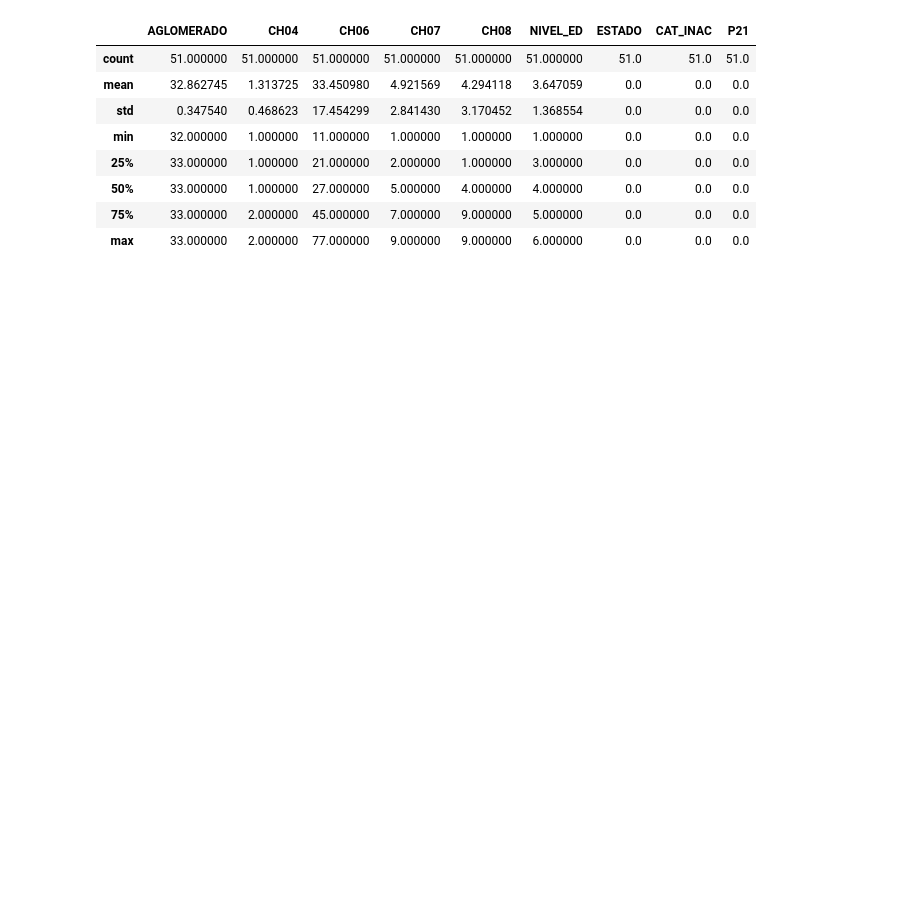
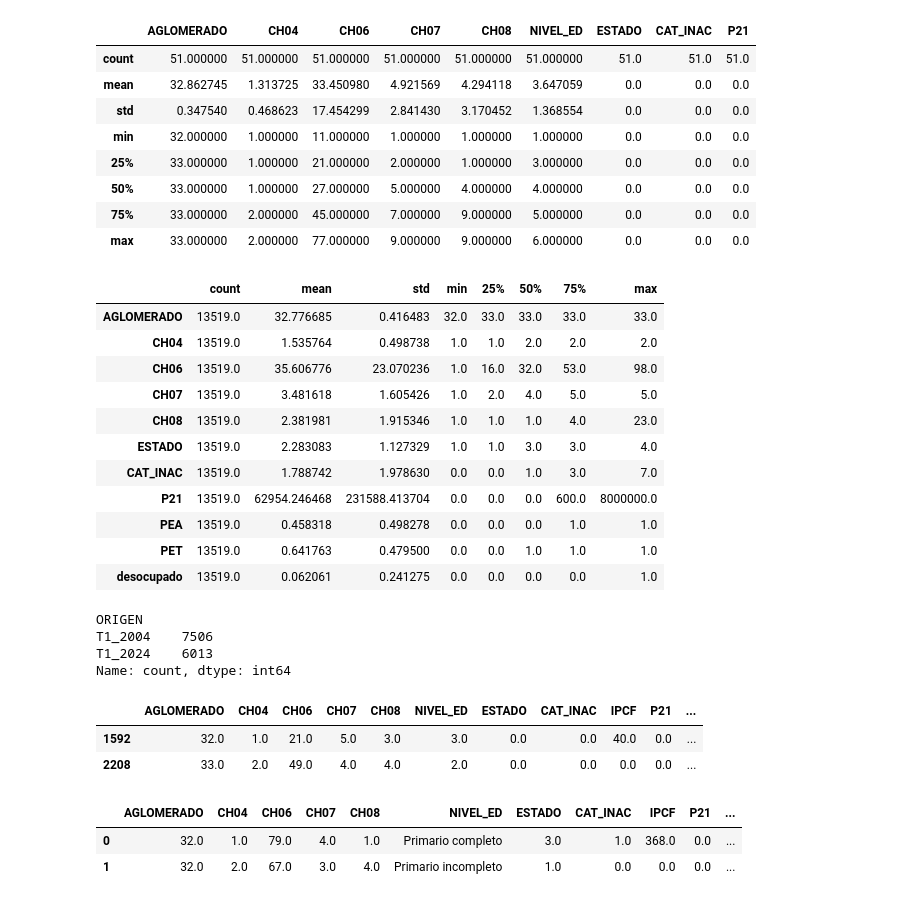
Before and after one commit to renzo290/Big-Data-UBA-Grupo-2, a Jupyter notebook: TP3/TP3_UBA_Informe.ipynb, the cells around one changed output. Cells and saved outputs as stored; diff of their text form; code cells hidden in the pictures; blank space fills up the shorter version.

```diff
--- a/TP3/TP3_UBA_Informe.ipynb
+++ b/TP3/TP3_UBA_Informe.ipynb
@@ -1141,3 +1130,37 @@ no_respondieron.describe()
 | 50% | 33.000000 | 1.000000 | 27.000000 | 5.000000 | 4.000000 | 4.000000 | 0.0 | 0.0 | 0.0 |
 | 75% | 33.000000 | 2.000000 | 45.000000 | 7.000000 | 9.000000 | 5.000000 | 0.0 | 0.0 | 0.0 |
 | max | 33.000000 | 2.000000 | 77.000000 | 9.000000 | 9.000000 | 6.000000 | 0.0 | 0.0 | 0.0 |
+# %%
+respondieron.describe().T
+# %% [output]
+|  | count | mean | std | min | 25% | 50% | 75% | max |
+| AGLOMERADO | 13519.0 | 32.776685 | 0.416483 | 32.0 | 33.0 | 33.0 | 33.0 | 33.0 |
+| CH04 | 13519.0 | 1.535764 | 0.498738 | 1.0 | 1.0 | 2.0 | 2.0 | 2.0 |
+| CH06 | 13519.0 | 35.606776 | 23.070236 | 1.0 | 16.0 | 32.0 | 53.0 | 98.0 |
+| CH07 | 13519.0 | 3.481618 | 1.605426 | 1.0 | 2.0 | 4.0 | 5.0 | 5.0 |
+| CH08 | 13519.0 | 2.381981 | 1.915346 | 1.0 | 1.0 | 1.0 | 4.0 | 23.0 |
+| ESTADO | 13519.0 | 2.283083 | 1.127329 | 1.0 | 1.0 | 3.0 | 3.0 | 4.0 |
+| CAT_INAC | 13519.0 | 1.788742 | 1.978630 | 0.0 | 0.0 | 1.0 | 3.0 | 7.0 |
+| P21 | 13519.0 | 62954.246468 | 231588.413704 | 0.0 | 0.0 | 0.0 | 600.0 | 8000000.0 |
+| PEA | 13519.0 | 0.458318 | 0.498278 | 0.0 | 0.0 | 0.0 | 1.0 | 1.0 |
+| PET | 13519.0 | 0.641763 | 0.479500 | 0.0 | 0.0 | 1.0 | 1.0 | 1.0 |
+| desocupado | 13519.0 | 0.062061 | 0.241275 | 0.0 | 0.0 | 0.0 | 0.0 | 1.0 |
+# %%
+respondieron['ORIGEN'].value_counts()
+# %% [output]
+ORIGEN
+T1_2004    7506
+T1_2024    6013
+Name: count, dtype: int64
+# %%
+no_respondieron.head(2)
+# %% [output]
+|  | AGLOMERADO | CH04 | CH06 | CH07 | CH08 | NIVEL_ED | ESTADO | CAT_INAC | IPCF | P21 | ... |
+| 1592 | 32.0 | 1.0 | 21.0 | 5.0 | 3.0 | 3.0 | 0.0 | 0.0 | 40.0 | 0.0 | ... |
+| 2208 | 33.0 | 2.0 | 49.0 | 4.0 | 4.0 | 2.0 | 0.0 | 0.0 | 0.0 | 0.0 | ... |
+# %%
+respondieron.head(2)
+# %% [output]
+|  | AGLOMERADO | CH04 | CH06 | CH07 | CH08 | NIVEL_ED | ESTADO | CAT_INAC | IPCF | P21 | ... |
+| 0 | 32.0 | 1.0 | 79.0 | 4.0 | 1.0 | Primario completo | 3.0 | 1.0 | 368.0 | 0.0 | ... |
+| 1 | 32.0 | 2.0 | 67.0 | 3.0 | 4.0 | Primario incompleto | 1.0 | 0.0 | 0.0 | 0.0 | ... |
```
Also changed, not shown: parts of 7 cells of this notebook.
